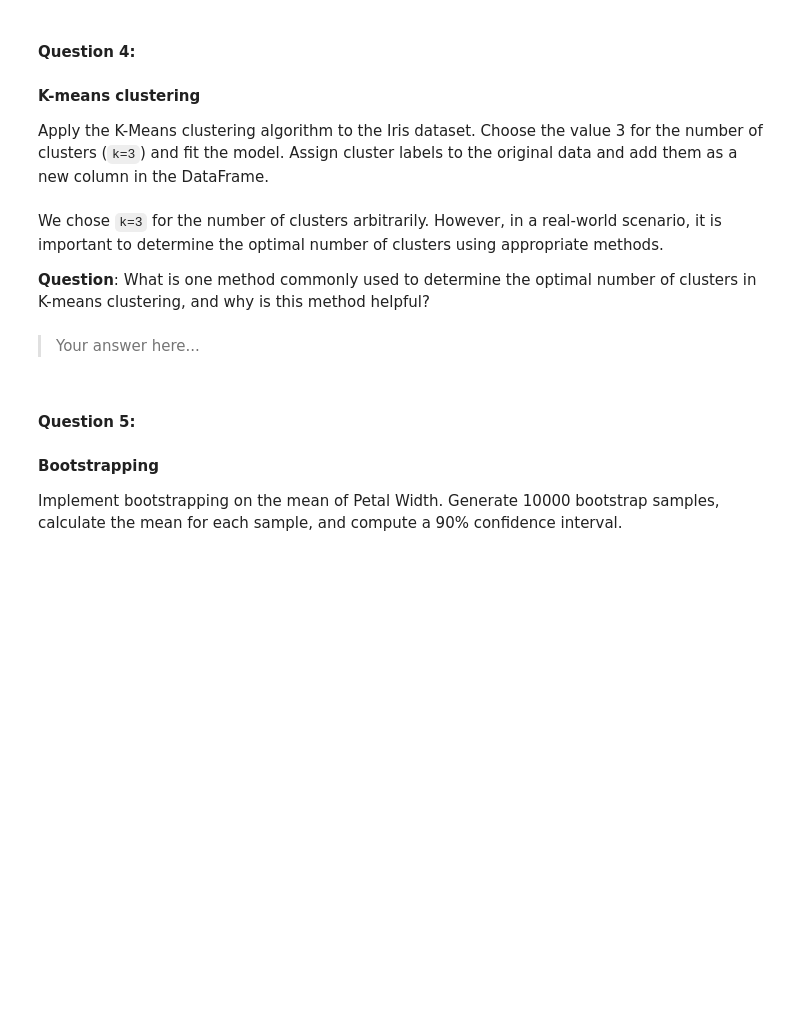
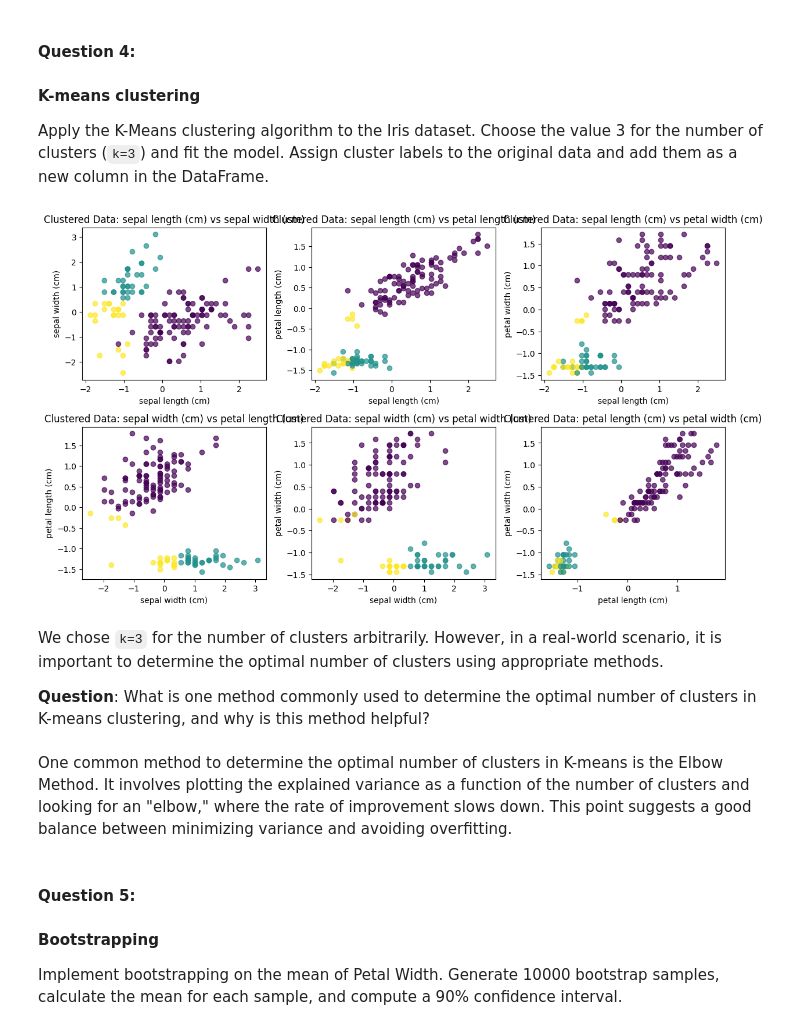
Before and after one commit to k2jac9/LCR, a Jupyter notebook: 02_activities/assignments/assignment_3.ipynb, the cells around one changed output. Cells and saved outputs as stored; diff of their text form; code cells hidden in the pictures; blank space fills up the shorter version.

```diff
--- a/02_activities/assignments/assignment_3.ipynb
+++ b/02_activities/assignments/assignment_3.ipynb
@@ -153,19 +165,29 @@ Standardizing features before applying clustering algorithms like K-Means is ess
 
 Apply the K-Means clustering algorithm to the Iris dataset. Choose the value 3 for the number of clusters (`k=3`) and fit the model. Assign cluster labels to the original data and add them as a new column in the DataFrame.
 # %%
-# Your answer...
+# Initialize KMeans with k=3 clusters
+kmeans = KMeans(n_clusters=3, random_state=42)
 
-clustered_iris_data = 🤷‍♂️
+# Fit the model and predict the cluster labels
+cluster_labels = kmeans.fit_predict(scaled_iris_df)
+
+# Add cluster labels as a new column in the DataFrame
+# clustered_iris_data = 🤷‍♂️
+clustered_iris_data = scaled_iris_df.copy()
+clustered_iris_data['Cluster'] = cluster_labels
+clustered_iris_data['True Species'] = iris_data.target
 
 
 # Use the helper function to plot scatter plots, colored by cluster labels
 plot_feature_pairs(clustered_iris_data, feature_names, color_labels=clustered_iris_data['Cluster'], title_prefix='Clustered Data: ')
+# %% [output]
+[figure, added]
 # %% [markdown]
 We chose `k=3` for the number of clusters arbitrarily. However, in a real-world scenario, it is important to determine the optimal number of clusters using appropriate methods.
 
 **Question**: What is one method commonly used to determine the optimal number of clusters in K-means clustering, and why is this method helpful?
 # %% [markdown]
-> Your answer here...
+One common method to determine the optimal number of clusters in K-means is the Elbow Method. It involves plotting the explained variance as a function of the number of clusters and looking for an "elbow," where the rate of improvement slows down. This point suggests a good balance between minimizing variance and avoiding overfitting.
 # %% [markdown]
 #### **Question 5:**
 #### Bootstrapping
```
Also changed, not shown: parts of 12 cells of this notebook.
